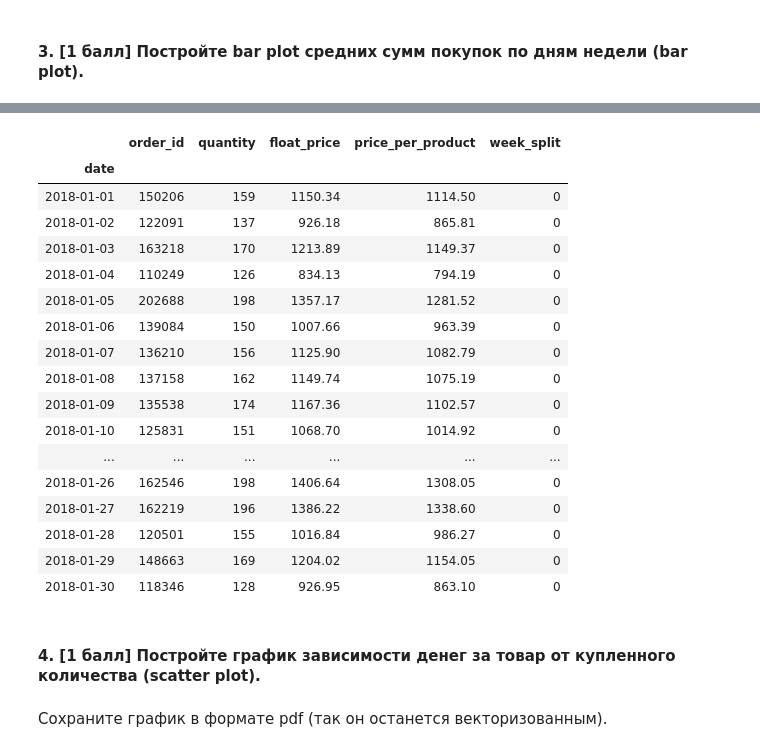
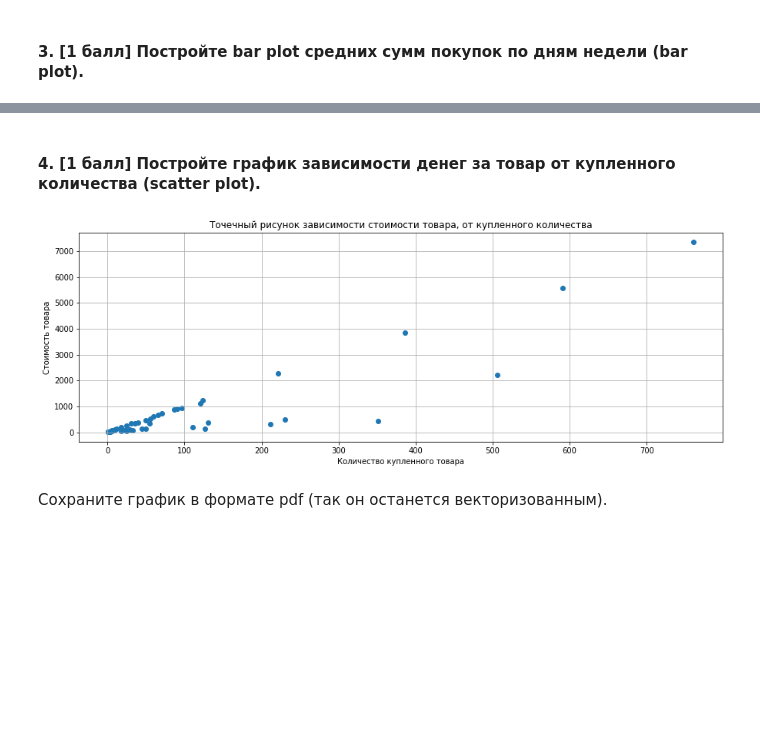
Before and after one commit to hse-mlearn/ha-01-danyanyam, a Jupyter notebook: homework-practice-01.ipynb, the cells around one changed output, grey strips where cells are left out. Cells and saved outputs as stored; diff of their text form; code cells hidden in the pictures; blank space fills up the shorter version.

```diff
--- a/homework-practice-01.ipynb
+++ b/homework-practice-01.ipynb
@@ -401,23 +340,2 @@ Name: float_price, dtype: float64
-# %%
-df.groupby(by='date').sum()
-# %% [output]
-|  | order_id | quantity | float_price | price_per_product | week_split |
-| date |  |  |  |  |  |
-| 2018-01-01 | 150206 | 159 | 1150.34 | 1114.50 | 0 |
-| 2018-01-02 | 122091 | 137 | 926.18 | 865.81 | 0 |
-| 2018-01-03 | 163218 | 170 | 1213.89 | 1149.37 | 0 |
-| 2018-01-04 | 110249 | 126 | 834.13 | 794.19 | 0 |
-| 2018-01-05 | 202688 | 198 | 1357.17 | 1281.52 | 0 |
-| 2018-01-06 | 139084 | 150 | 1007.66 | 963.39 | 0 |
-| 2018-01-07 | 136210 | 156 | 1125.90 | 1082.79 | 0 |
-| 2018-01-08 | 137158 | 162 | 1149.74 | 1075.19 | 0 |
-| 2018-01-09 | 135538 | 174 | 1167.36 | 1102.57 | 0 |
-| 2018-01-10 | 125831 | 151 | 1068.70 | 1014.92 | 0 |
-| ... | ... | ... | ... | ... | ... |
-| 2018-01-26 | 162546 | 198 | 1406.64 | 1308.05 | 0 |
-| 2018-01-27 | 162219 | 196 | 1386.22 | 1338.60 | 0 |
-| 2018-01-28 | 120501 | 155 | 1016.84 | 986.27 | 0 |
-| 2018-01-29 | 148663 | 169 | 1204.02 | 1154.05 | 0 |
-| 2018-01-30 | 118346 | 128 | 926.95 | 863.10 | 0 |
 # %% [markdown]
 #### 4. [1 балл] Постройте график зависимости денег за товар от купленного количества (scatter plot).
@@ -426,2 +342,14 @@ df.groupby(by='date').sum()
+# %%
+x = df.groupby(by='item_name').sum()['quantity']
+y = df.groupby(by='item_name').sum()['float_price']
+
+fig = plt.figure(figsize=(15, 5))
+plt.title('Точечный рисунок зависимости стоимости товара, от купленного количества')
+plt.xlabel('Количество купленного товара')
+plt.ylabel('Стоимость товара')
+plt.grid(True)
+plt.scatter(x, y);
+# %% [output]
+[figure, added]
 # %% [markdown]
 Сохраните график в формате pdf (так он останется векторизованным).
```
Also changed, not shown: parts of 8 cells of this notebook.
